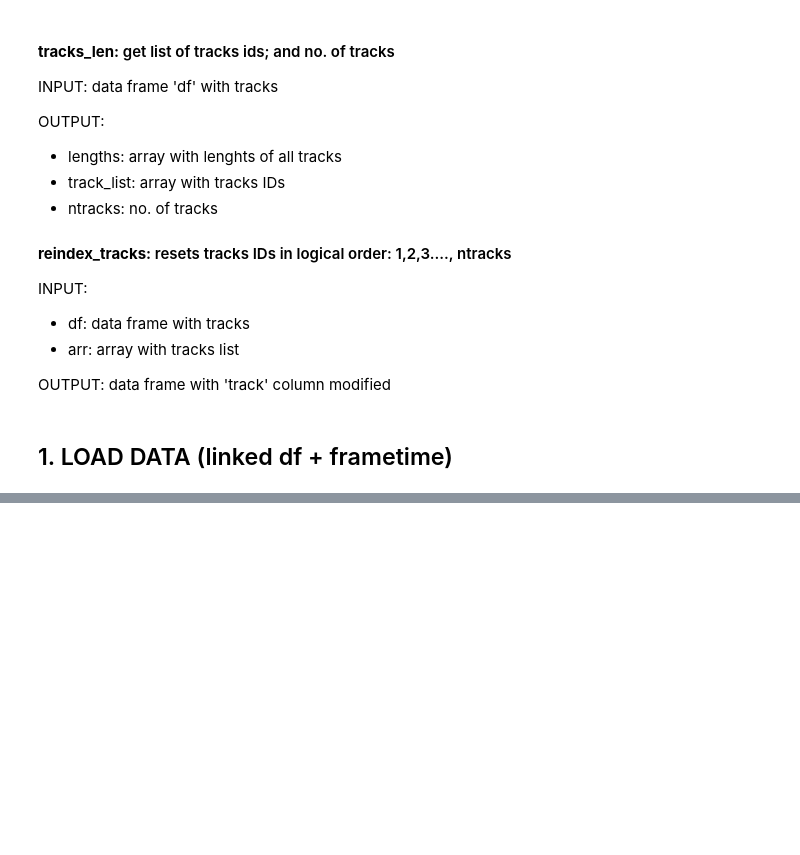
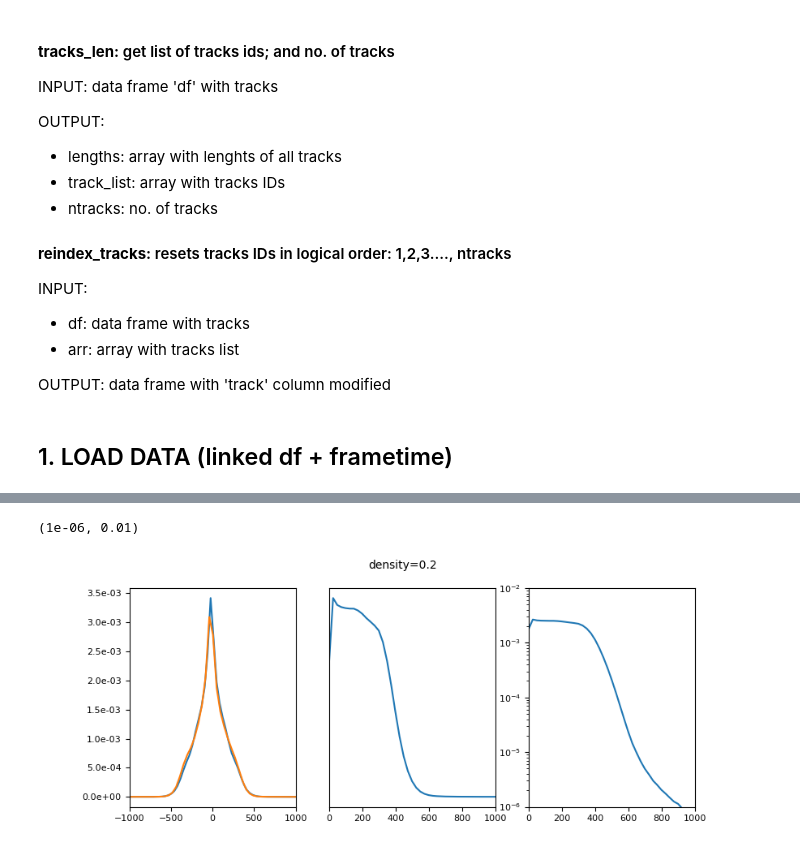
Before and after one commit to juanvm88/Procesado_imagenes, a Jupyter notebook: Full step velocity calculation.ipynb, the cells around one changed output, grey strips where cells are left out. Saved outputs shown, nothing was run; the diff lists cells and outputs as text; code cells hidden in the pictures; blank space fills up the shorter version.

```diff
--- a/Full step velocity calculation.ipynb
+++ b/Full step velocity calculation.ipynb
@@ -206,0 +482,19 @@ df2=reindex_tracks(df, track_list)
+# %%
+plt.rcParams['font.size']='8'
+fig,(ax1,ax2,ax3)=plt.subplots(1,3)
+fig.set_size_inches(9,3.5)
+fig.suptitle('density=0.2', fontsize=10)
+ax1.plot(bordesx[:-1],hx)
+ax1.plot(bordesy[:-1],hy)
+ax2.plot(bordes02[:-1],h02)
+ax3.plot(bordes02[:-1],h02)
+ax2.set_yticks([])
+ax1.yaxis.set_major_formatter(mtick.FormatStrFormatter('%.1e'))
+ax1.set_xlim(-1000,1000)
+ax2.set_xlim(0,1000)
+ax3.set_xlim(0,1000)
+ax3.set_yscale('log')
+ax3.set_ylim(10**-6,10**-2)
+# %% [output]
+(1e-06, 0.01)
+[figure, added]
```
Also changed, not shown: parts of 59 cells of this notebook.
